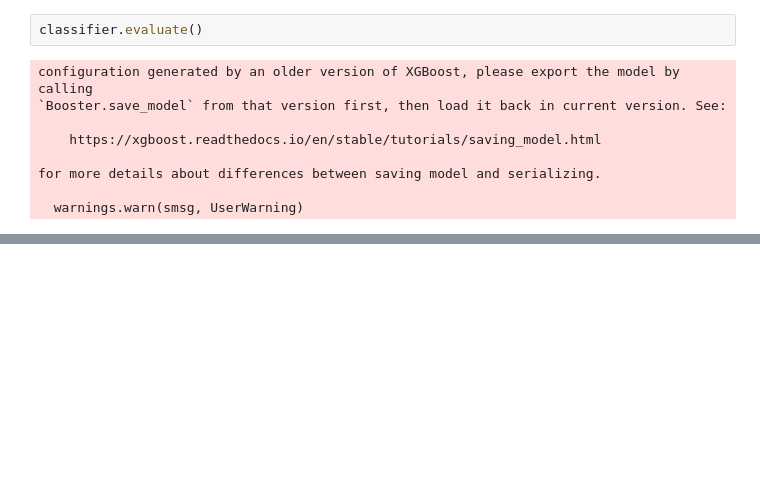
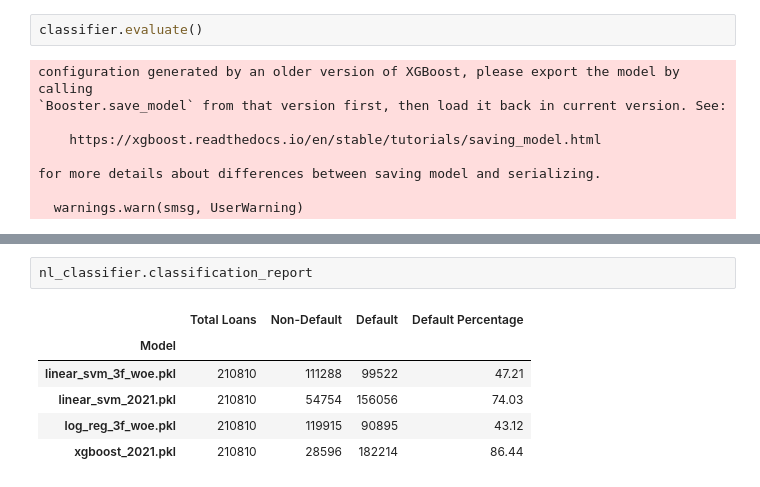
Before and after one commit to MIE479-2024/msf-capstone-crm, a Jupyter notebook: loanclassifier/example_use.ipynb, the cells around one changed output, grey strips where cells are left out. Cells and saved outputs as stored; diff of their text form; blank space fills up the shorter version.

```diff
--- a/loanclassifier/example_use.ipynb
+++ b/loanclassifier/example_use.ipynb
@@ -53,0 +67,9 @@ classifier.metrics
+# %%
+nl_classifier.classification_report
+# %% [output]
+|  | Total Loans | Non-Default | Default | Default Percentage |
+| Model |  |  |  |  |
+| linear_svm_3f_woe.pkl | 210810 | 111288 | 99522 | 47.21 |
+| linear_svm_2021.pkl | 210810 | 54754 | 156056 | 74.03 |
+| log_reg_3f_woe.pkl | 210810 | 119915 | 90895 | 43.12 |
+| xgboost_2021.pkl | 210810 | 28596 | 182214 | 86.44 |
```
Also changed, not shown: parts of 8 cells of this notebook, 2 other files.
